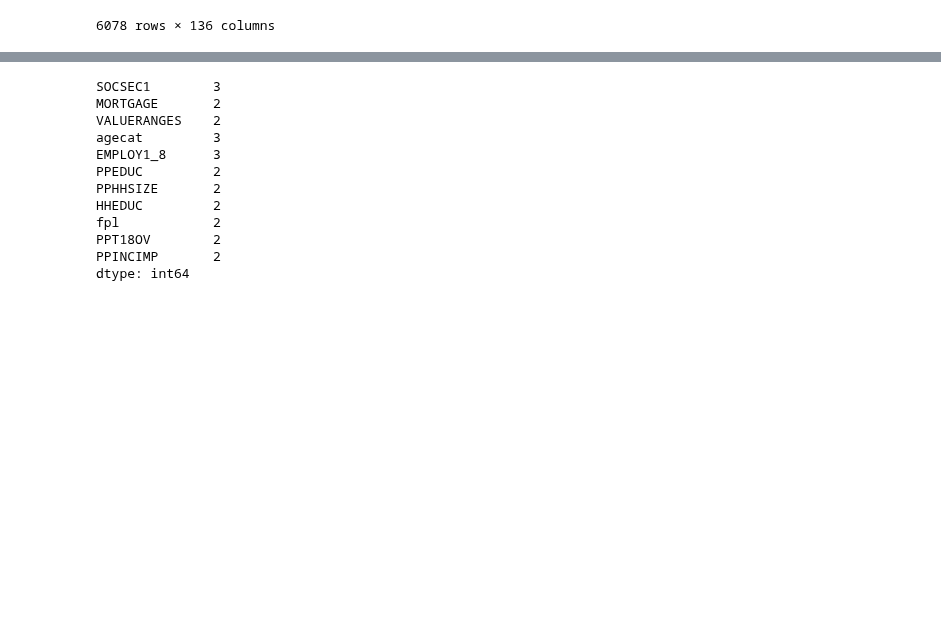
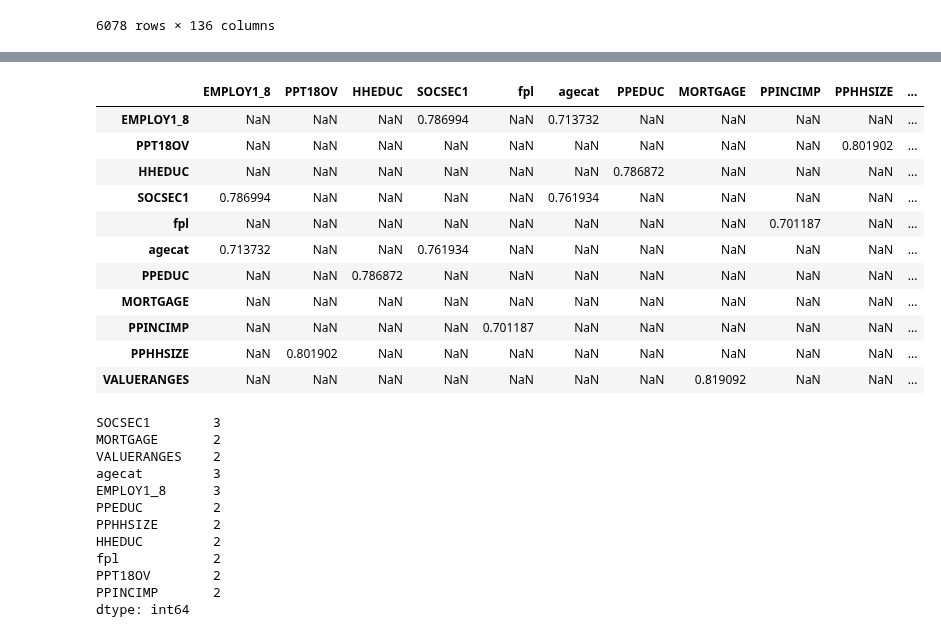
Before and after one commit to inesmcm26/ims_grant, a Jupyter notebook: feat_selection.ipynb, the cells around one changed output, grey strips where cells are left out. Cells and saved outputs as stored; diff of their text form; code cells hidden in the pictures; blank space fills up the shorter version.

```diff
--- a/feat_selection.ipynb
+++ b/feat_selection.ipynb
@@ -42,3 +42,20 @@ sns.heatmap(data_engineered[num_feats].corr(method = 'spearman')[data_engineered
+# %%
+corr = data_engineered[num_feats].corr(method = 'spearman')
+# get pivot table of correlations above 0.7 and below 1
+corr[(corr > 0.7) & (corr < 1)].dropna(how = 'all').dropna(how = 'all', axis = 1)
+# %% [output]
+|  | EMPLOY1_8 | PPT18OV | HHEDUC | SOCSEC1 | fpl | agecat | PPEDUC | MORTGAGE | PPINCIMP | PPHHSIZE | ... |
+| EMPLOY1_8 | NaN | NaN | NaN | 0.786994 | NaN | 0.713732 | NaN | NaN | NaN | NaN | ... |
+| PPT18OV | NaN | NaN | NaN | NaN | NaN | NaN | NaN | NaN | NaN | 0.801902 | ... |
+| HHEDUC | NaN | NaN | NaN | NaN | NaN | NaN | 0.786872 | NaN | NaN | NaN | ... |
+| SOCSEC1 | 0.786994 | NaN | NaN | NaN | NaN | 0.761934 | NaN | NaN | NaN | NaN | ... |
+| fpl | NaN | NaN | NaN | NaN | NaN | NaN | NaN | NaN | 0.701187 | NaN | ... |
+| agecat | 0.713732 | NaN | NaN | 0.761934 | NaN | NaN | NaN | NaN | NaN | NaN | ... |
+| PPEDUC | NaN | NaN | 0.786872 | NaN | NaN | NaN | NaN | NaN | NaN | NaN | ... |
+| MORTGAGE | NaN | NaN | NaN | NaN | NaN | NaN | NaN | NaN | NaN | NaN | ... |
+| PPINCIMP | NaN | NaN | NaN | NaN | 0.701187 | NaN | NaN | NaN | NaN | NaN | ... |
+| PPHHSIZE | NaN | 0.801902 | NaN | NaN | NaN | NaN | NaN | NaN | NaN | NaN | ... |
+| VALUERANGES | NaN | NaN | NaN | NaN | NaN | NaN | NaN | 0.819092 | NaN | NaN | ... |
 # %%
 # get pairs of features with correelation above 0.7
 corr = data_engineered[num_feats].corr(method = 'spearman')
```
Also changed, not shown: parts of 5 cells of this notebook, 8 other files.
